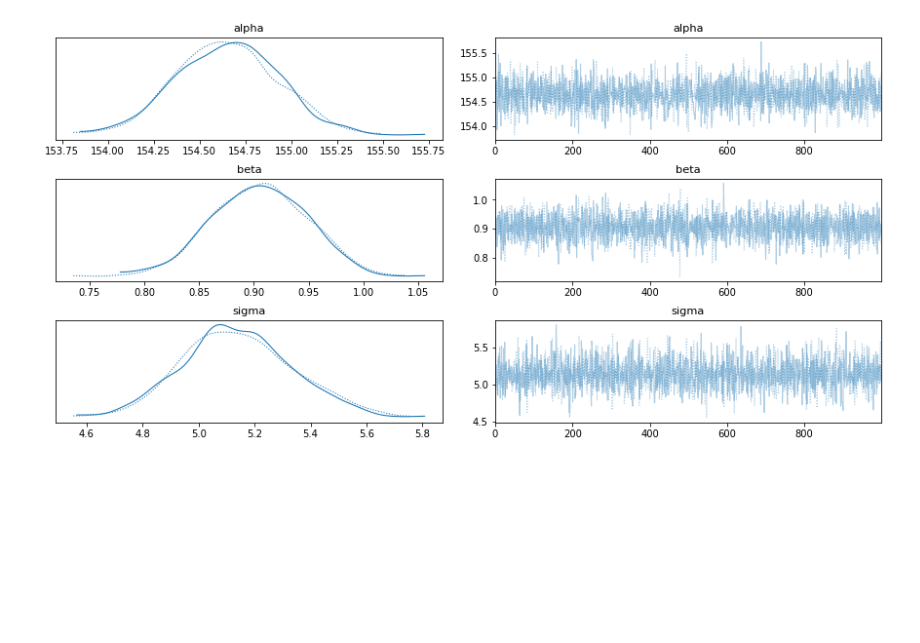
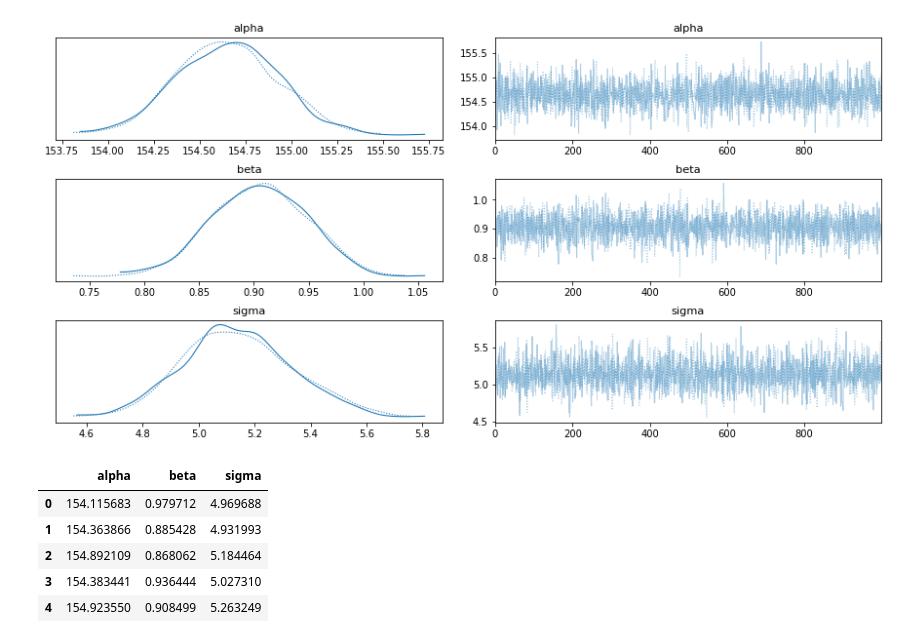
Before and after one commit to yebenbenben/Statistical-Rethinking-with-Python-and-PyMC3, a Jupyter notebook: Ch4.ipynb, the cells around one changed output. Cells and saved outputs as stored; diff of their text form; code cells hidden in the pictures; blank space fills up the shorter version.

```diff
--- a/Ch4.ipynb
+++ b/Ch4.ipynb
@@ -99,3 +94,12 @@ summary
 _ = pm.traceplot(trace_4_4_2, var_names=["alpha", "beta", "sigma"])
 # %% [output]
 [figure]
+# %%
+pm.trace_to_dataframe(trace_4_4_2)[:5]
+# %% [output]
+|  | alpha | beta | sigma |
+| 0 | 154.115683 | 0.979712 | 4.969688 |
+| 1 | 154.363866 | 0.885428 | 4.931993 |
+| 2 | 154.892109 | 0.868062 | 5.184464 |
+| 3 | 154.383441 | 0.936444 | 5.027310 |
+| 4 | 154.923550 | 0.908499 | 5.263249 |
```
Also changed, not shown: parts of 6 cells of this notebook.
